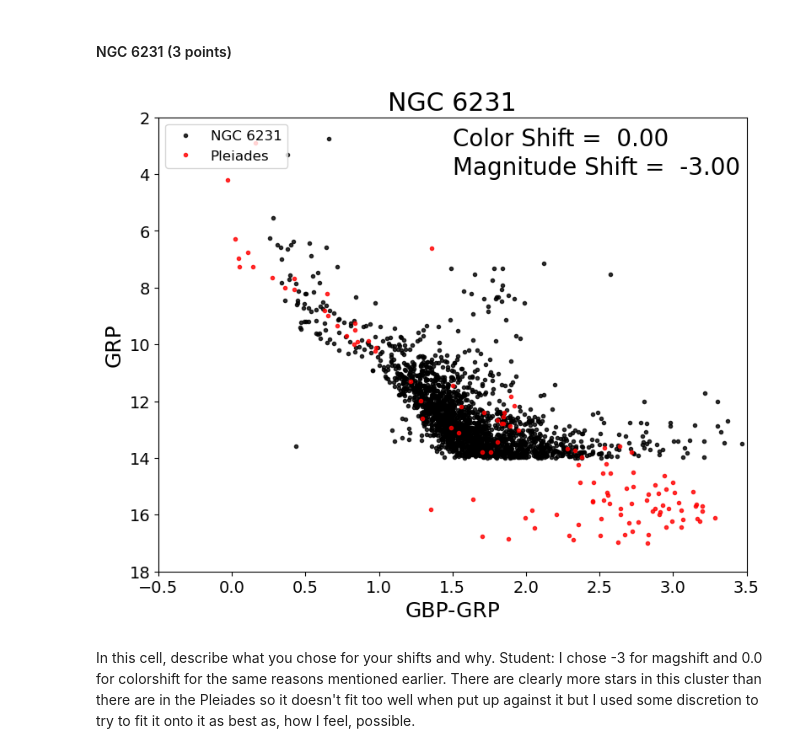
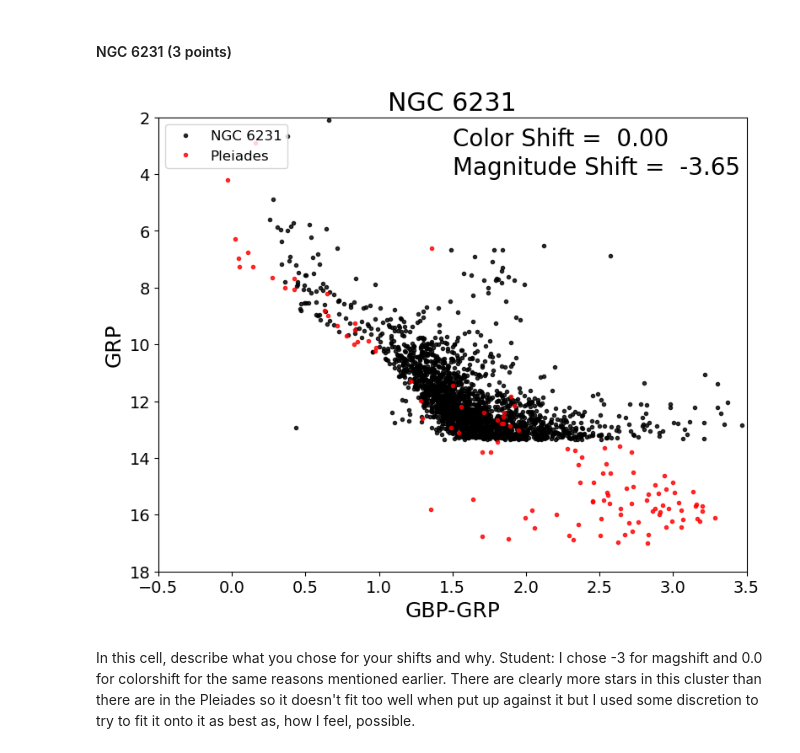
Before and after one commit to cadawata/CMD_distmod_student, a Jupyter notebook: cluster_plot_student.ipynb, the cells around one changed output. Saved outputs shown, nothing was run; the diff lists cells and outputs as text; code cells hidden in the pictures.

```diff
--- a/cluster_plot_student.ipynb
+++ b/cluster_plot_student.ipynb
@@ -87,9 +87,9 @@ print(dist_ratio_m36)
 # %% [markdown]
 #### NGC 6231  (3 points)
 # %%
-cp.cmdplot(clustname='NGC 6231',magshift=-3,colshift=0.0)
+cp.cmdplot(clustname='NGC 6231',magshift=-3.65,colshift=0.0)
 # %% [output]
-[figure, old version]
+[figure, new version]
 # %% [markdown]
 In this cell, describe what you chose for your shifts and why.
 Student: I chose -3 for magshift and 0.0 for colorshift for the same reasons mentioned earlier. There are clearly more stars in this cluster than there are in the Pleiades so it doesn't fit too well when put up against it but I used some discretion to try to fit it onto it as best as, how I feel, possible.
```
Also changed, not shown: parts of 7 cells of this notebook.
